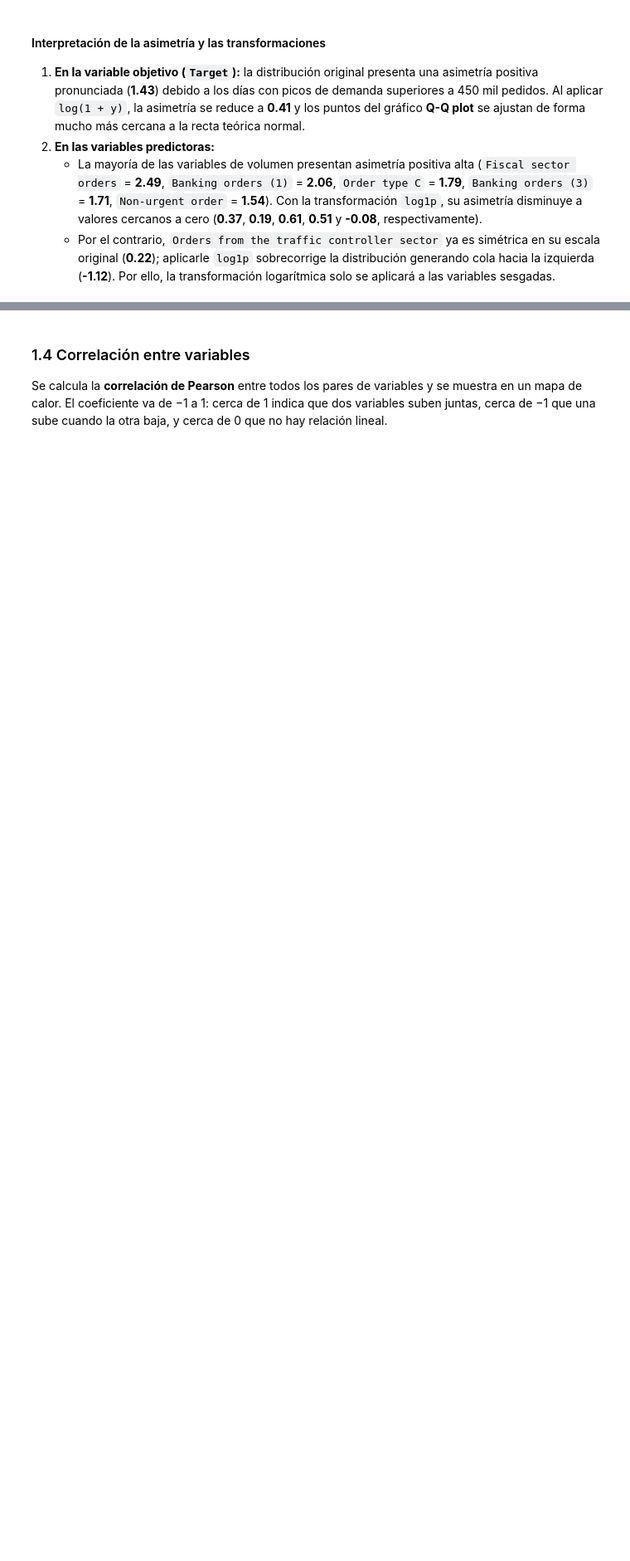
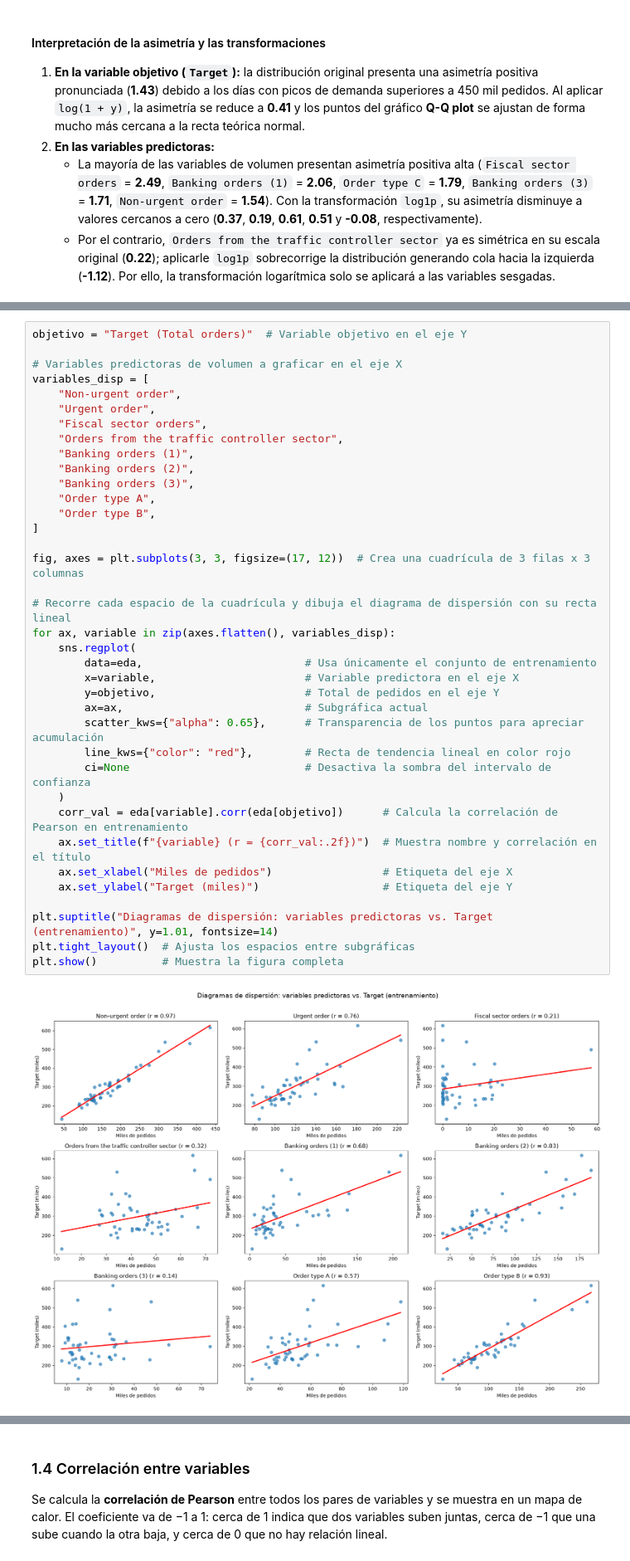
Before and after one commit to tdavidvergara/regresion-lineal-machine-learning, a Jupyter notebook: EDA_Regresion_Demanda.ipynb, the cells around one changed output, grey strips where cells are left out. Shown at 83% size. Cells and saved outputs as stored; diff of their text form; blank space fills up the shorter version.

```diff
--- a/EDA_Regresion_Demanda.ipynb
+++ b/EDA_Regresion_Demanda.ipynb
@@ -280,0 +432,39 @@ Asimetría (skewness) en las variables predictoras antes y después de transform
+# %%
+objetivo = "Target (Total orders)"  # Variable objetivo en el eje Y
+
+# Variables predictoras de volumen a graficar en el eje X
+variables_disp = [
+    "Non-urgent order",
+    "Urgent order",
+    "Fiscal sector orders",
+    "Orders from the traffic controller sector",
+    "Banking orders (1)",
+    "Banking orders (2)",
+    "Banking orders (3)",
+    "Order type A",
+    "Order type B",
+]
+
+fig, axes = plt.subplots(3, 3, figsize=(17, 12))  # Crea una cuadrícula de 3 filas x 3 columnas
+
+# Recorre cada espacio de la cuadrícula y dibuja el diagrama de dispersión con su recta lineal
+for ax, variable in zip(axes.flatten(), variables_disp):
+    sns.regplot(
+        data=eda,                         # Usa únicamente el conjunto de entrenamiento
+        x=variable,                       # Variable predictora en el eje X
+        y=objetivo,                       # Total de pedidos en el eje Y
+        ax=ax,                            # Subgráfica actual
+        scatter_kws={"alpha": 0.65},      # Transparencia de los puntos para apreciar acumulación
+        line_kws={"color": "red"},        # Recta de tendencia lineal en color rojo
+        ci=None                           # Desactiva la sombra del intervalo de confianza
+    )
+    corr_val = eda[variable].corr(eda[objetivo])      # Calcula la correlación de Pearson en entrenamiento
+    ax.set_title(f"{variable} (r = {corr_val:.2f})")  # Muestra nombre y correlación en el título
+    ax.set_xlabel("Miles de pedidos")                 # Etiqueta del eje X
+    ax.set_ylabel("Target (miles)")                   # Etiqueta del eje Y
+
+plt.suptitle("Diagramas de dispersión: variables predictoras vs. Target (entrenamiento)", y=1.01, fontsize=14)
+plt.tight_layout()  # Ajusta los espacios entre subgráficas
+plt.show()          # Muestra la figura completa
+# %% [output]
+[figure, added]
```
Also changed, not shown: parts of 12 cells of this notebook.
